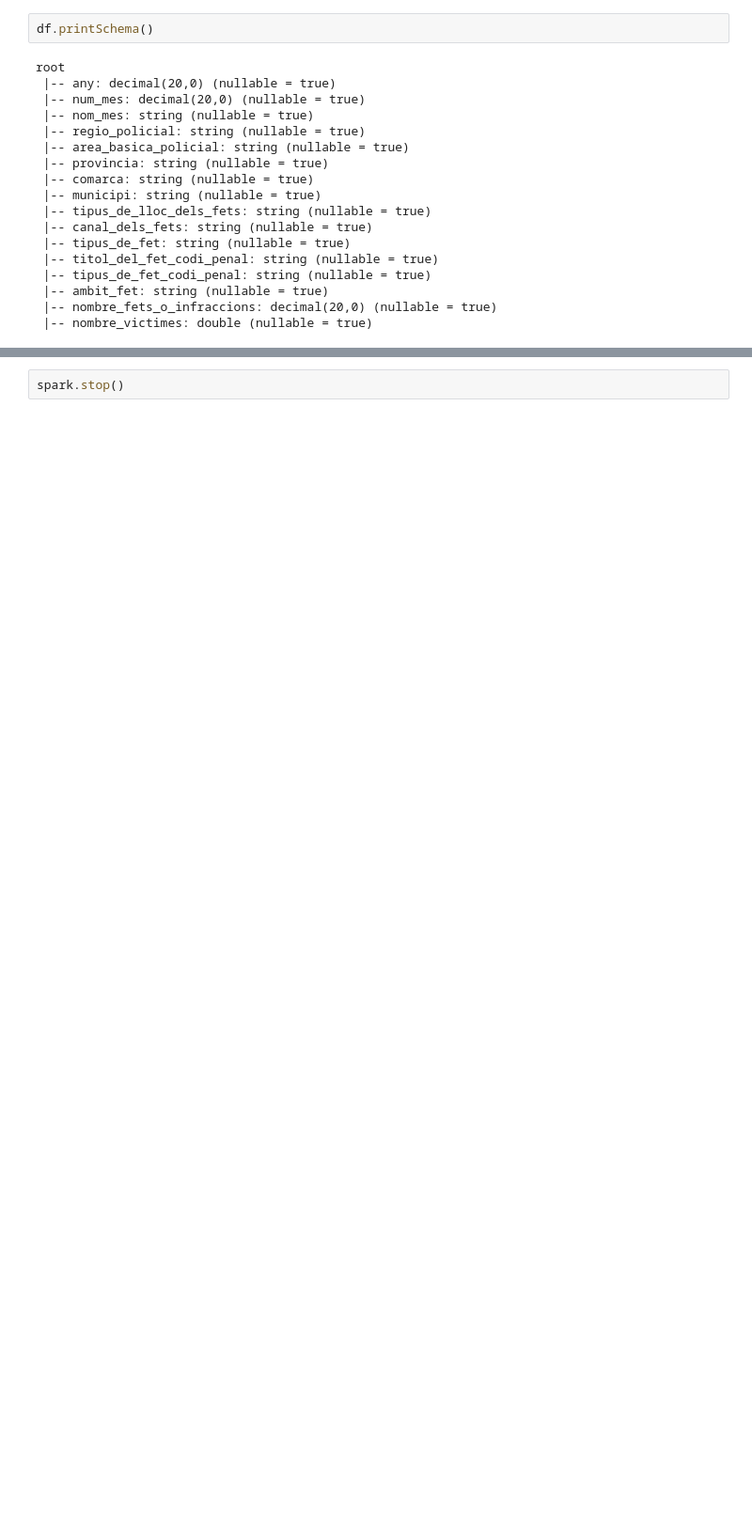
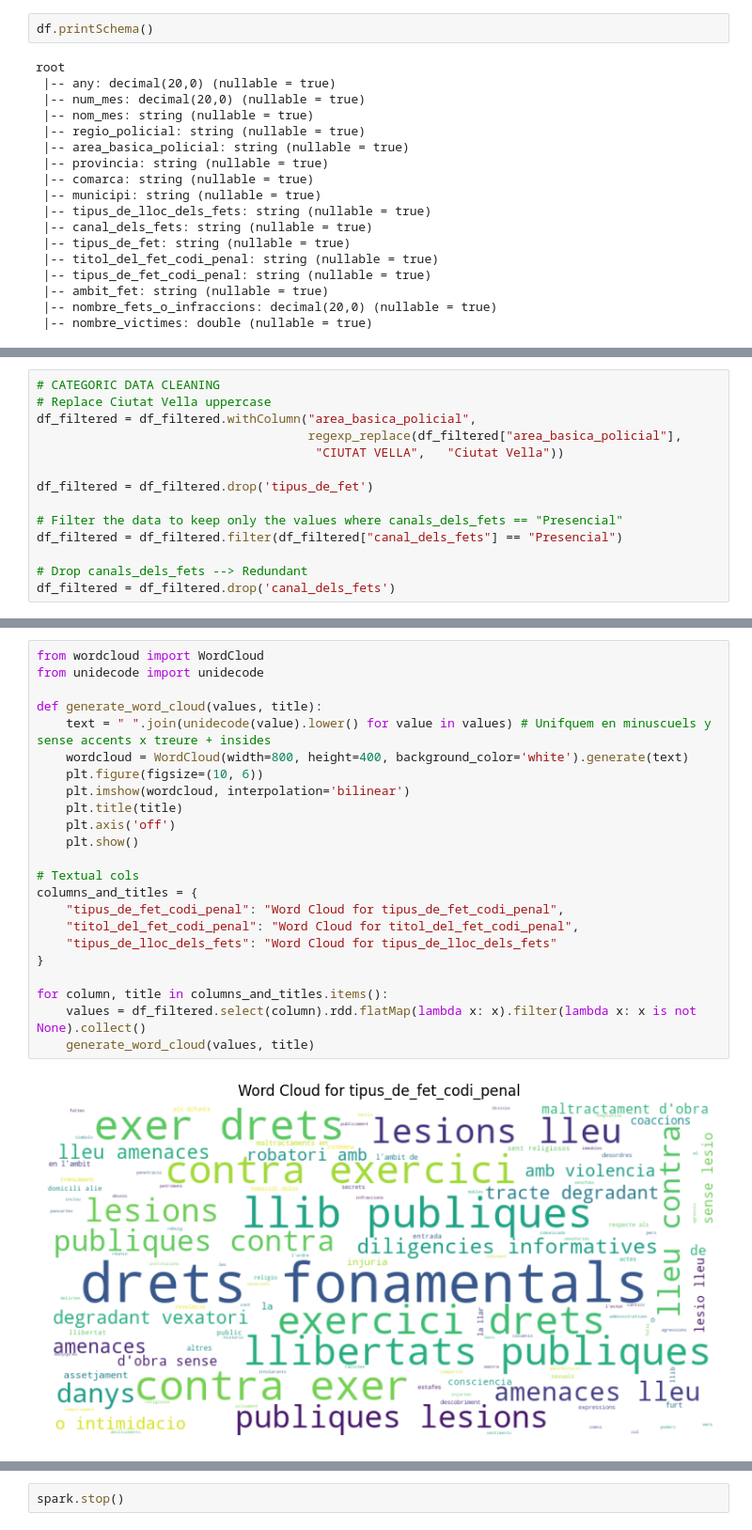
Before and after one commit to elenaalegret/Advanced-Databases, a Jupyter notebook: data_quality_pipeline/dataset_exploration.ipynb, the cells around one changed output, grey strips where cells are left out. Shown at 94% size. Cells and saved outputs as stored; diff of their text form; blank space fills up the shorter version.

```diff
--- a/data_quality_pipeline/dataset_exploration.ipynb
+++ b/data_quality_pipeline/dataset_exploration.ipynb
@@ -114,0 +324,14 @@ only showing top 4 rows
+# %%
+# CATEGORIC DATA CLEANING
+# Replace Ciutat Vella uppercase
+df_filtered = df_filtered.withColumn("area_basica_policial",
+                                     regexp_replace(df_filtered["area_basica_policial"],
+                                      "CIUTAT VELLA",   "Ciutat Vella"))
+
+df_filtered = df_filtered.drop('tipus_de_fet')
+
+# Filter the data to keep only the values where canals_dels_fets == "Presencial"
+df_filtered = df_filtered.filter(df_filtered["canal_dels_fets"] == "Presencial")
+
+# Drop canals_dels_fets --> Redundant
+df_filtered = df_filtered.drop('canal_dels_fets')
@@ -114,0 +348,25 @@ only showing top 4 rows
+# %%
+from wordcloud import WordCloud
+from unidecode import unidecode
+
+def generate_word_cloud(values, title):
+    text = " ".join(unidecode(value).lower() for value in values) # Unifquem en minuscuels y sense accents x treure + insides
+    wordcloud = WordCloud(width=800, height=400, background_color='white').generate(text)
+    plt.figure(figsize=(10, 6))
+    plt.imshow(wordcloud, interpolation='bilinear')
+    plt.title(title)
+    plt.axis('off')
+    plt.show()
+
+# Textual cols
+columns_and_titles = {
+    "tipus_de_fet_codi_penal": "Word Cloud for tipus_de_fet_codi_penal",
+    "titol_del_fet_codi_penal": "Word Cloud for titol_del_fet_codi_penal",
+    "tipus_de_lloc_dels_fets": "Word Cloud for tipus_de_lloc_dels_fets"
+}
+
+for column, title in columns_and_titles.items():
+    values = df_filtered.select(column).rdd.flatMap(lambda x: x).filter(lambda x: x is not None).collect()
+    generate_word_cloud(values, title)
+# %% [output]
+[figure, added]
```
Also changed, not shown: parts of 52 cells of this notebook, 2 other files.
